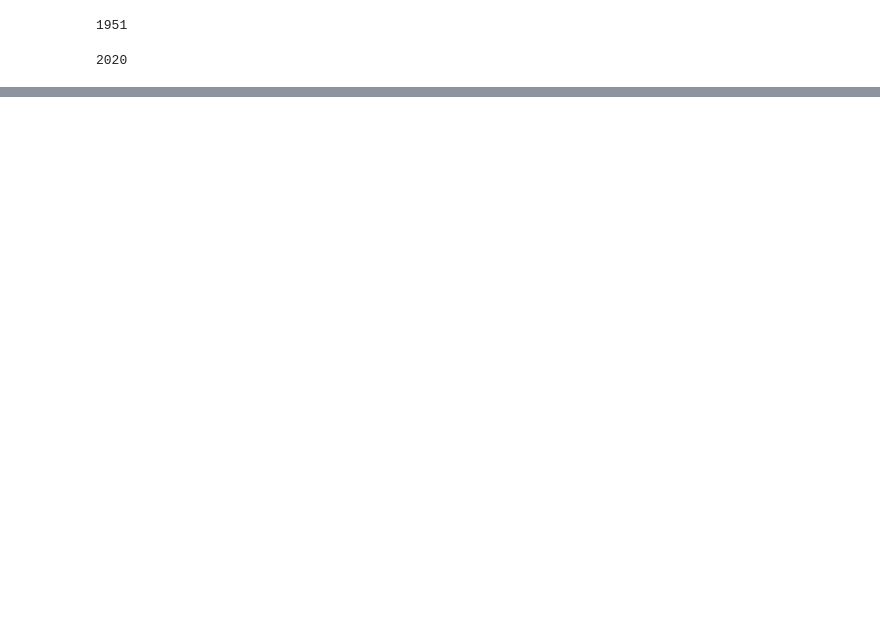
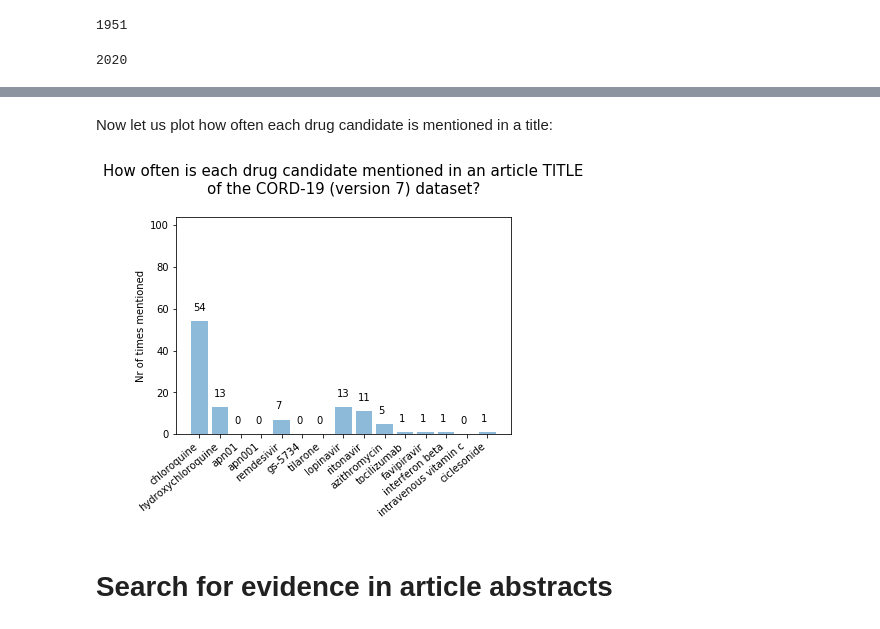
Before and after one commit to juebrauer/research_code_public, a Jupyter notebook: 001_promising_drugs_against_covid19/promising_drugs_against_covid19.ipynb, the cells around one changed output, grey strips where cells are left out. Saved outputs shown, nothing was run; the diff lists cells and outputs as text; code cells hidden in the pictures; blank space fills up the shorter version.

```diff
--- a/001_promising_drugs_against_covid19/promising_drugs_against_covid19.ipynb
+++ b/001_promising_drugs_against_covid19/promising_drugs_against_covid19.ipynb
@@ -232,0 +307,2 @@ plt.show()
+# %%
+counter_per_drug = np.zeros( nr_drug_candidates, np.int)
@@ -232,0 +313,21 @@ plt.show()
+# %%
+for article_nr,title in enumerate(titles_column):
+
+    # some titles are NaN!
+    if not isinstance(title,str):
+        #print("Title of article {0} is not given".format(article_nr))
+        continue
+
+    for drug_nr,drug in enumerate(drug_candidates_lower):
+
+        found = False
+        if PARAM_filter_for_specific_virus:
+            if (drug in title) and (PARAM_virus_name in title):
+                found = True
+        else:
+            if drug in title:
+                found = True
+
+        if found:
+            print("article #{0} mentions '{1}': {2}".format(article_nr, drug, title))
+            counter_per_drug[drug_nr] += 1
@@ -232,0 +352,26 @@ plt.show()
+# %% [markdown]
+Now let us plot how often each drug candidate is mentioned in a title:
+# %%
+fig1, ax1 = plt.subplots()
+
+ax1.bar(drug_candidates_lower, counter_per_drug, align='center', alpha=0.5)
+
+xticks = np.arange(len(drug_candidates_lower))
+ax1.set_xticks(xticks)
+ax1.set_xticklabels(drug_candidates_lower, rotation=40, ha="right")
+
+ax1.set_ylim(0.0, max(counter_per_drug) + 50)
+
+ax1.set_title( "How often is each drug candidate mentioned in an article TITLE\nof the {0} dataset?\n"
+              .format(PARAM_dataset_name), fontsize=15 )
+
+ax1.set_ylabel( "Nr of times mentioned" )
+
+for i, counter in enumerate(counter_per_drug):
+    ax1.text(i - 0.3, counter + 5, "{0}".format(counter), color='black')
+
+plt.show()
+# %% [output]
+[figure, added]
+# %% [markdown]
+# Search for evidence in article abstracts
```
Also changed, not shown: parts of 30 cells of this notebook.
